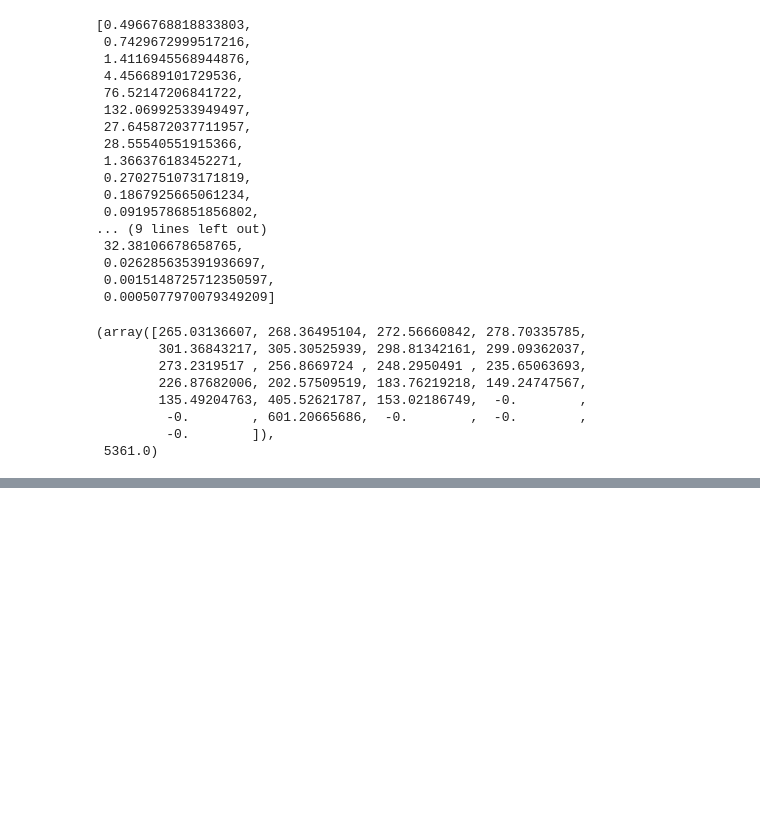
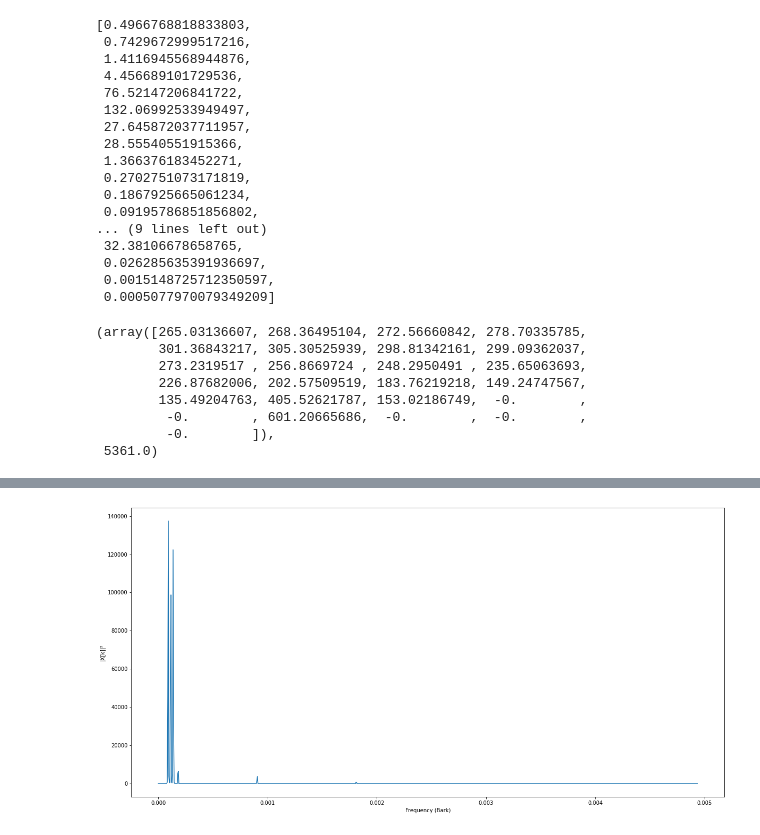
Before and after one commit to guedes-joaofelipe/CPE793-topics-in-audio-codification, a Jupyter notebook: exercises/chap08/ex8.ipynb, the cells around one changed output, grey strips where cells are left out. Cells and saved outputs as stored; diff of their text form; code cells hidden in the pictures; blank space fills up the shorter version.

```diff
--- a/exercises/chap08/ex8.ipynb
+++ b/exercises/chap08/ex8.ipynb
@@ -316,0 +376,5 @@ sf_peaks = masking_model(bark_freqs, SPL, peaks)
+# %%
+w = sine_window(N)
+x_w = x[:N] * w
+X_fft = np.fft.fft(x_w, n=N)[:N//2]
+omega_fft = np.fft.fftfreq(N)[:N//2]
@@ -316,0 +398,8 @@ sf_peaks = masking_model(bark_freqs, SPL, peaks)
+# %%
+plt.figure(figsize=(20,10))
+plt.plot(bark_freqs, np.abs(X_fft) ** 2)
+plt.ylabel('|X[k]|²')
+plt.xlabel('Frequency (Bark)')
+plt.show()
+# %% [output]
+[figure, added]
```
Also changed, not shown: parts of 17 cells of this notebook.
